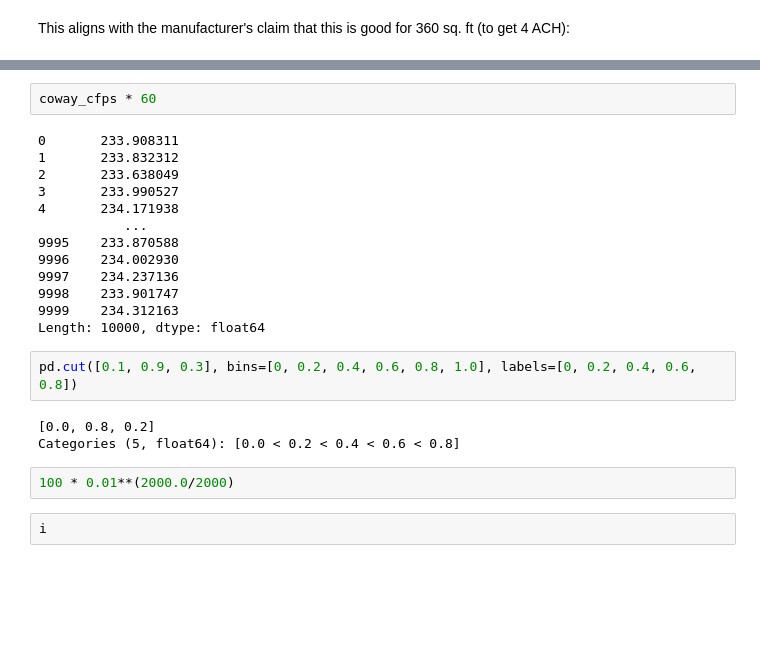
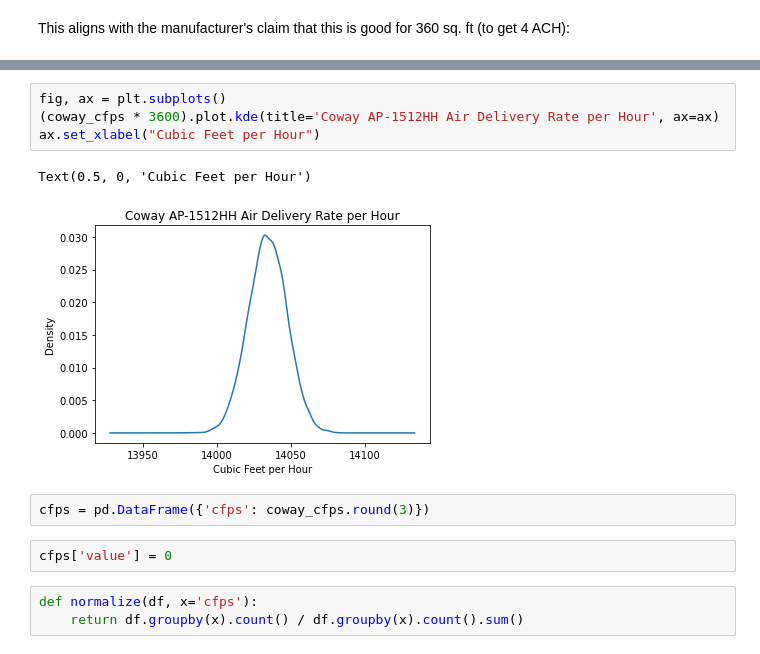
Before and after one commit to Edderic/graphica, a Jupyter notebook: notebooks/air_cleaning_experiments/air_cleaning_experiments.ipynb, the cells around one changed output, grey strips where cells are left out. Drawn from its saved outputs; the diff is of its cells as text; blank space fills up the shorter version.

```diff
--- a/notebooks/air_cleaning_experiments/air_cleaning_experiments.ipynb
+++ b/notebooks/air_cleaning_experiments/air_cleaning_experiments.ipynb
@@ -1297,24 +1279,14 @@ Length: 10000, dtype: float64
-# %%
-coway_cfps * 60
-# %% [output]
-0       233.908311
-1       233.832312
-2       233.638049
-3       233.990527
-4       234.171938
-           ...
-9995    233.870588
-9996    234.002930
-9997    234.237136
-9998    233.901747
-9999    234.312163
-Length: 10000, dtype: float64
-# %%
-pd.cut([0.1, 0.9, 0.3], bins=[0, 0.2, 0.4, 0.6, 0.8, 1.0], labels=[0, 0.2, 0.4, 0.6, 0.8])
-# %% [output]
-[0.0, 0.8, 0.2]
-Categories (5, float64): [0.0 < 0.2 < 0.4 < 0.6 < 0.8]
-# %%
-100 * 0.01**(2000.0/2000)
-# %%
-i
+# %%
+fig, ax = plt.subplots()
+(coway_cfps * 3600).plot.kde(title='Coway AP-1512HH Air Delivery Rate per Hour', ax=ax)
+ax.set_xlabel("Cubic Feet per Hour")
+# %% [output]
+Text(0.5, 0, 'Cubic Feet per Hour')
+[figure, added]
+# %%
+cfps = pd.DataFrame({'cfps': coway_cfps.round(3)})
+# %%
+cfps['value'] = 0
+# %%
+def normalize(df, x='cfps'):
+    return df.groupby(x).count() / df.groupby(x).count().sum()
```
Also changed, not shown: parts of 59 cells of this notebook.
